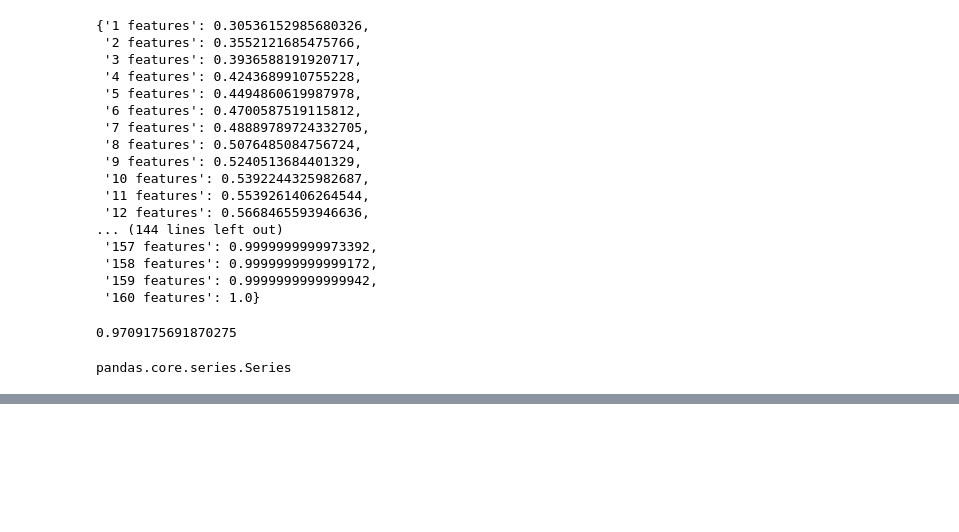
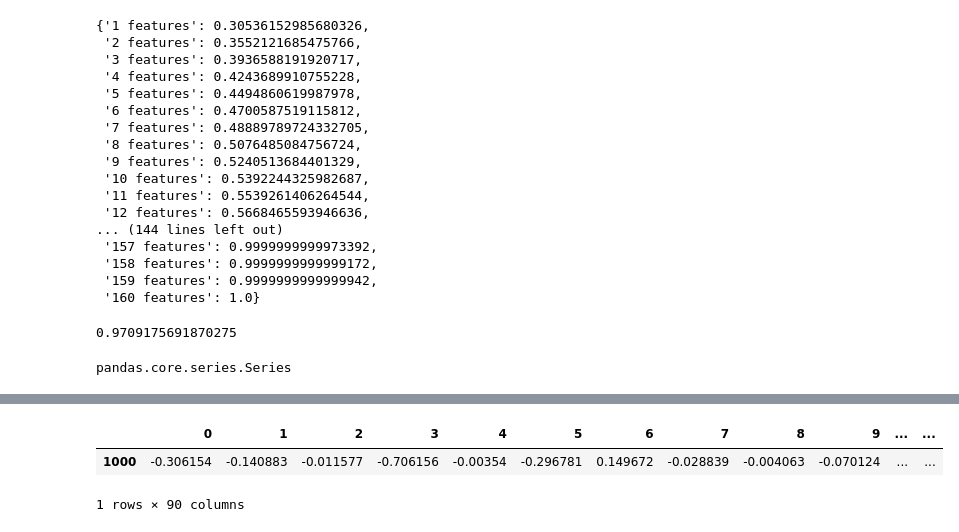
Before and after one commit to ankitsharma6652/Scania-Truck-Failures, a Jupyter notebook: NoteBooks/Untitled.ipynb, the cells around one changed output, grey strips where cells are left out. Saved outputs shown, nothing was run; the diff lists cells and outputs as text; code cells hidden in the pictures; blank space fills up the shorter version.

```diff
--- a/NoteBooks/Untitled.ipynb
+++ b/NoteBooks/Untitled.ipynb
@@ -283,0 +493,9 @@ pandas.core.series.Series
+# %%
+training=pd.read_csv(r"D:\Scania-Truck-Failures\artifacts\preprocessed_data_dir\preprocessed_training_data.csv")
+target_column=pd.read_csv(r'D:\Scania-Truck-Failures\artifacts\target_column_data_dir\target_column_training_data.csv')
+# %%
+training[1000:1001]
+# %% [output]
+|  | 0 | 1 | 2 | 3 | 4 | 5 | 6 | 7 | 8 | 9 | ... | ... |
+| 1000 | -0.306154 | -0.140883 | -0.011577 | -0.706156 | -0.00354 | -0.296781 | 0.149672 | -0.028839 | -0.004063 | -0.070124 | ... | ... |
+1 rows × 90 columns
```
Also changed, not shown: parts of 17 cells of this notebook, 9 other files.
